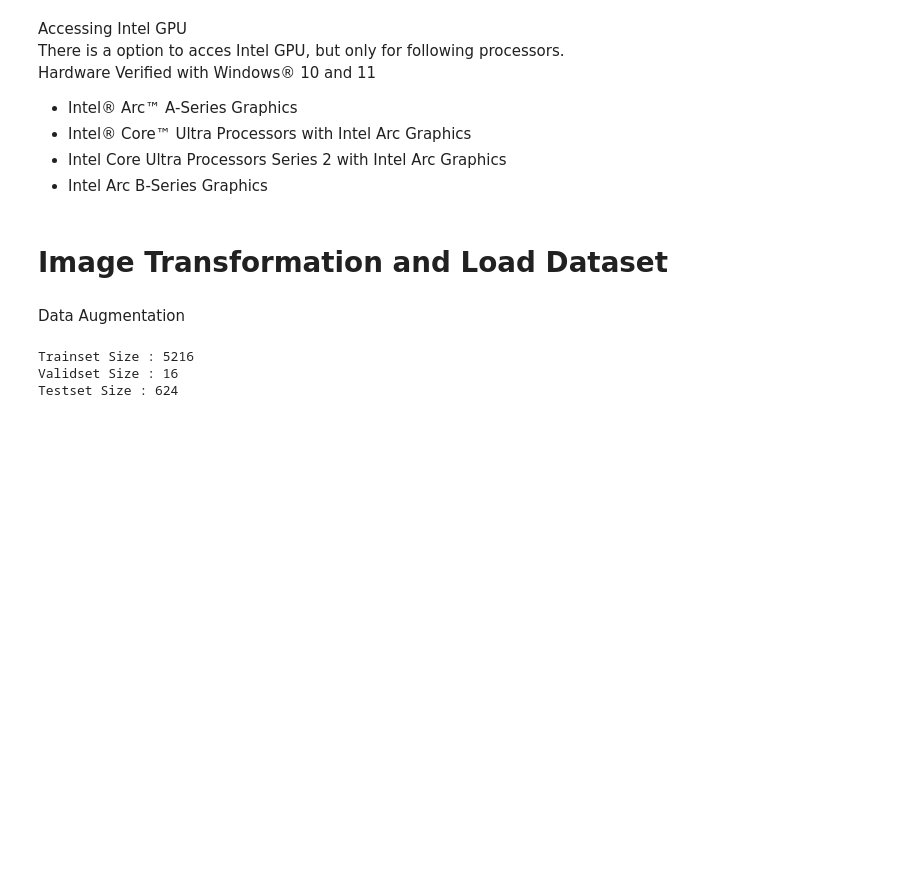
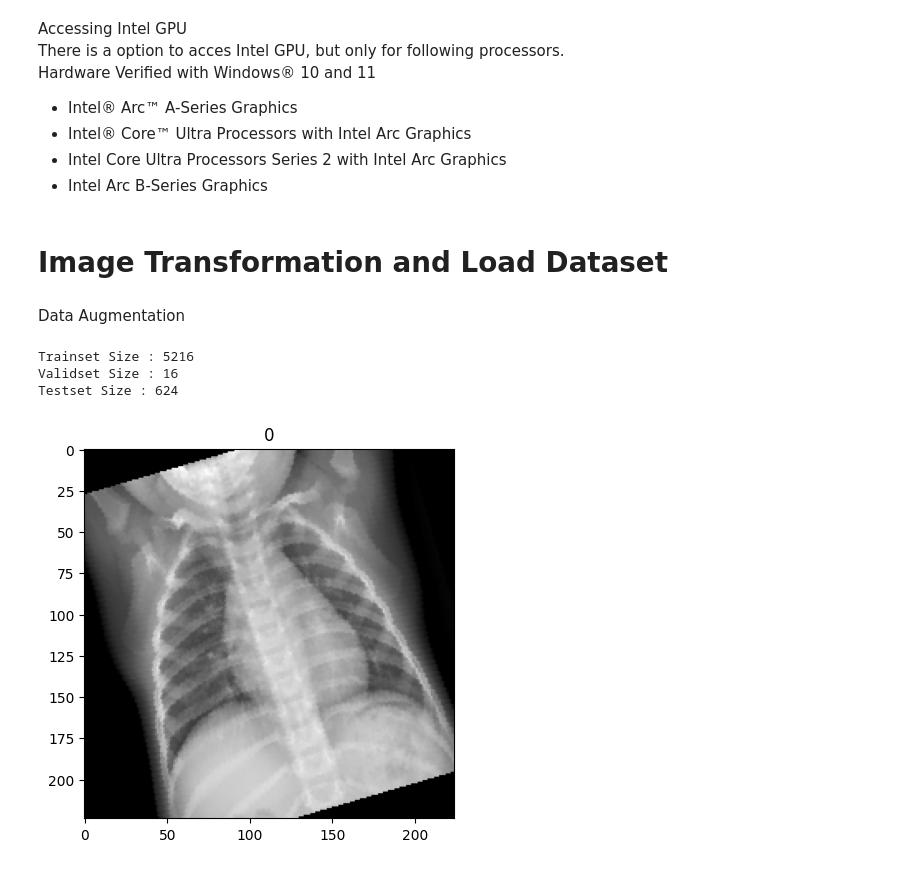
Before and after one commit to mahmedmajeedai/learning-pytorch, a Jupyter notebook: projects/Pneumonia Classification/Pneumonia Classification using PyTorch.ipynb, the cells around one changed output. Drawn from its saved outputs; the diff is of its cells as text; code cells hidden in the pictures; blank space fills up the shorter version.

```diff
--- a/projects/Pneumonia Classification/Pneumonia Classification using PyTorch.ipynb
+++ b/projects/Pneumonia Classification/Pneumonia Classification using PyTorch.ipynb
@@ -111,3 +112,8 @@ print("Testset Size : {}".format(len(testset)))
 Trainset Size : 5216
 Validset Size : 16
 Testset Size : 624
+# %%
+image,label = trainset[2]
+show_image(image,label)
+# %% [output]
+[figure, added]
```
Also changed, not shown: parts of 1 cell of this notebook.
